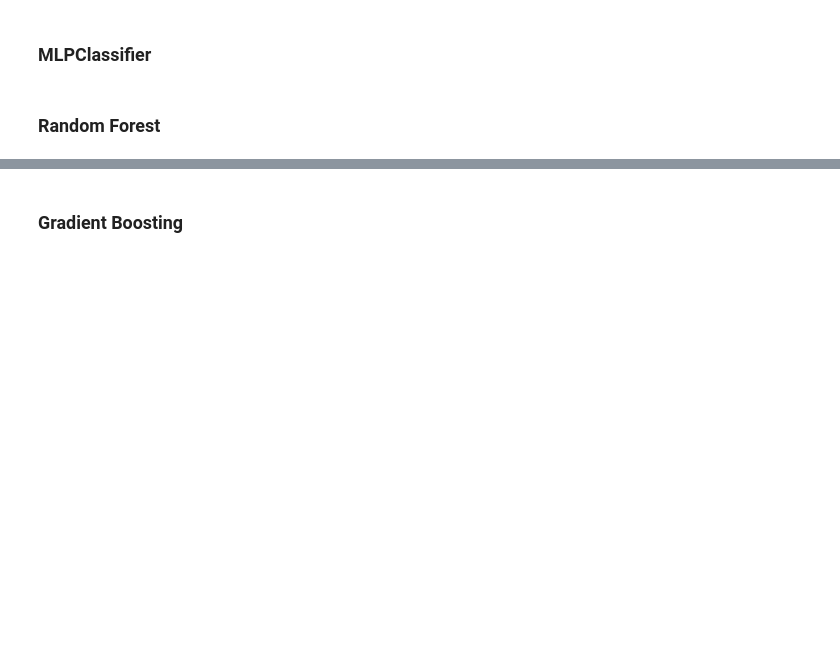
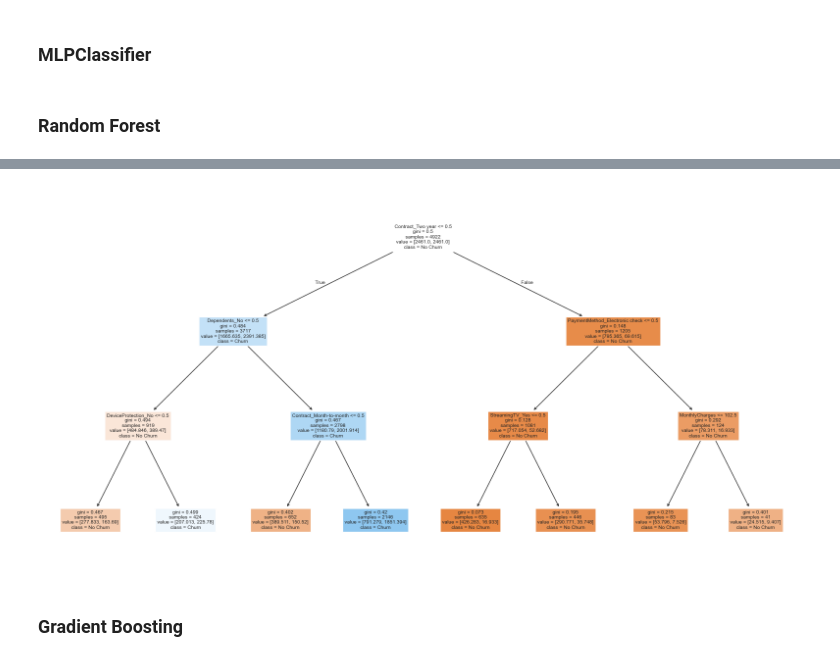
Before and after one commit to somexav/ciencia_datos_m2_practica4, a Jupyter notebook: CDD_G33_M2_P4_Equipo_9.ipynb, the cells around one changed output, grey strips where cells are left out. Cells and saved outputs as stored; diff of their text form; code cells hidden in the pictures; blank space fills up the shorter version.

```diff
--- a/CDD_G33_M2_P4_Equipo_9.ipynb
+++ b/CDD_G33_M2_P4_Equipo_9.ipynb
@@ -766,0 +814,29 @@ models["MLP"] = mlp
+# %%
+# =========================
+# 6. HIPERPARÁMETROS
+# =========================
+param_dist = {
+    "max_depth": range(2, 15),
+    "max_features": ["sqrt", "log2", None],
+    "min_samples_leaf": [1, 5, 10, 20, 50],
+    "criterion": ["gini", "entropy"],
+    "splitter": ["best", "random"],
+    "class_weight": ["balanced", None]
+}
+# %%
+# =========================
+# 7. RANDOMIZED SEARCH
+# =========================
+search = RandomizedSearchCV(
+    estimator=DecisionTreeClassifier(random_state=42),
+    param_distributions=param_dist,
+    n_iter=50,
+    scoring="recall",
+    cv=5,
+    n_jobs=-1,
+    random_state=42
+)
+
+search.fit(X_train_enc, y_train)
+
+best_tree = search.best_estimator_
@@ -767,3 +893,18 @@ models["MLP"] = mlp
+# %%
+from sklearn.tree import plot_tree
+import matplotlib.pyplot as plt
+
+plt.figure(figsize=(20, 10))
+plot_tree(
+    best_tree,
+    feature_names=feature_names,
+    class_names=["No Churn", "Churn"],
+    filled=True,
+    max_depth=3
+)
+plt.show()
+# %% [output]
+[figure, added]
 # %% [markdown]
 ### Gradient Boosting
 # %% [markdown]
```
Also changed, not shown: parts of 6 cells of this notebook.
